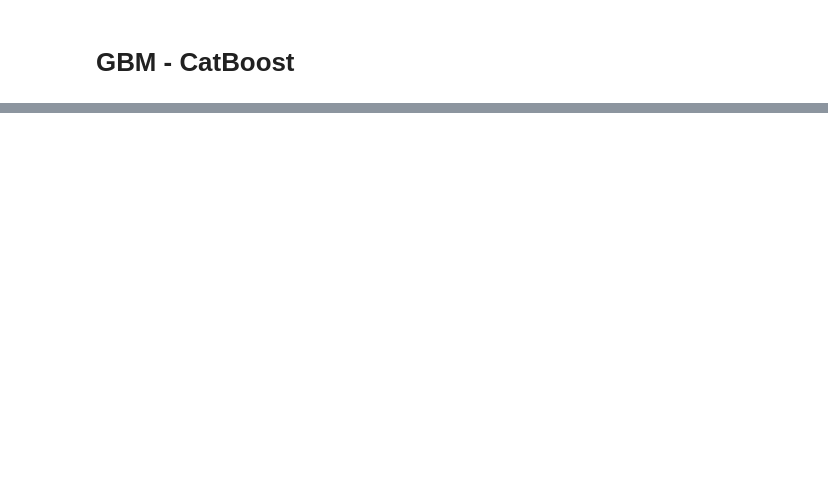
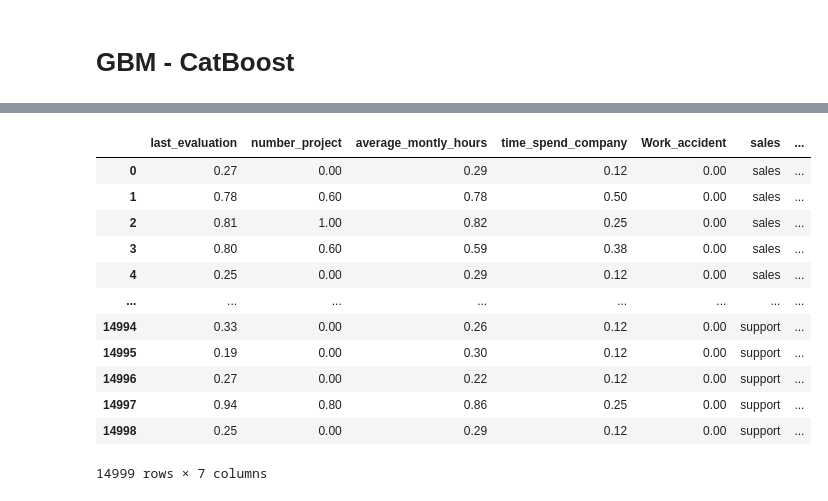
Before and after one commit to monsterveaf/Cat_Model, a Jupyter notebook: Model.ipynb, the cells around one changed output, grey strips where cells are left out. Cells and saved outputs as stored; diff of their text form; code cells hidden in the pictures; blank space fills up the shorter version.

```diff
--- a/Model.ipynb
+++ b/Model.ipynb
@@ -477,3 +498,5 @@ print(scores_knn, "Средняя оценка:", score_mean_knn)
 # Finding number columns for faster Scaller work next
 
 number_columns = df.select_dtypes(include=['float64', 'int64']).columns.tolist()
+number_columns.remove(target)
+number_columns
@@ -626,3 +695,19 @@ params
+# %%
+cat_df_scaled[df_features]
+# %% [output]
+|  | last_evaluation | number_project | average_montly_hours | time_spend_company | Work_accident | sales | ... |
+| 0 | 0.27 | 0.00 | 0.29 | 0.12 | 0.00 | sales | ... |
+| 1 | 0.78 | 0.60 | 0.78 | 0.50 | 0.00 | sales | ... |
+| 2 | 0.81 | 1.00 | 0.82 | 0.25 | 0.00 | sales | ... |
+| 3 | 0.80 | 0.60 | 0.59 | 0.38 | 0.00 | sales | ... |
+| 4 | 0.25 | 0.00 | 0.29 | 0.12 | 0.00 | sales | ... |
+| ... | ... | ... | ... | ... | ... | ... | ... |
+| 14994 | 0.33 | 0.00 | 0.26 | 0.12 | 0.00 | support | ... |
+| 14995 | 0.19 | 0.00 | 0.30 | 0.12 | 0.00 | support | ... |
+| 14996 | 0.27 | 0.00 | 0.22 | 0.12 | 0.00 | support | ... |
+| 14997 | 0.94 | 0.80 | 0.86 | 0.25 | 0.00 | support | ... |
+| 14998 | 0.25 | 0.00 | 0.29 | 0.12 | 0.00 | support | ... |
+14999 rows × 7 columns
 # %%
 # Implementing cross validation
 
```
Also changed, not shown: parts of 16 cells of this notebook.
